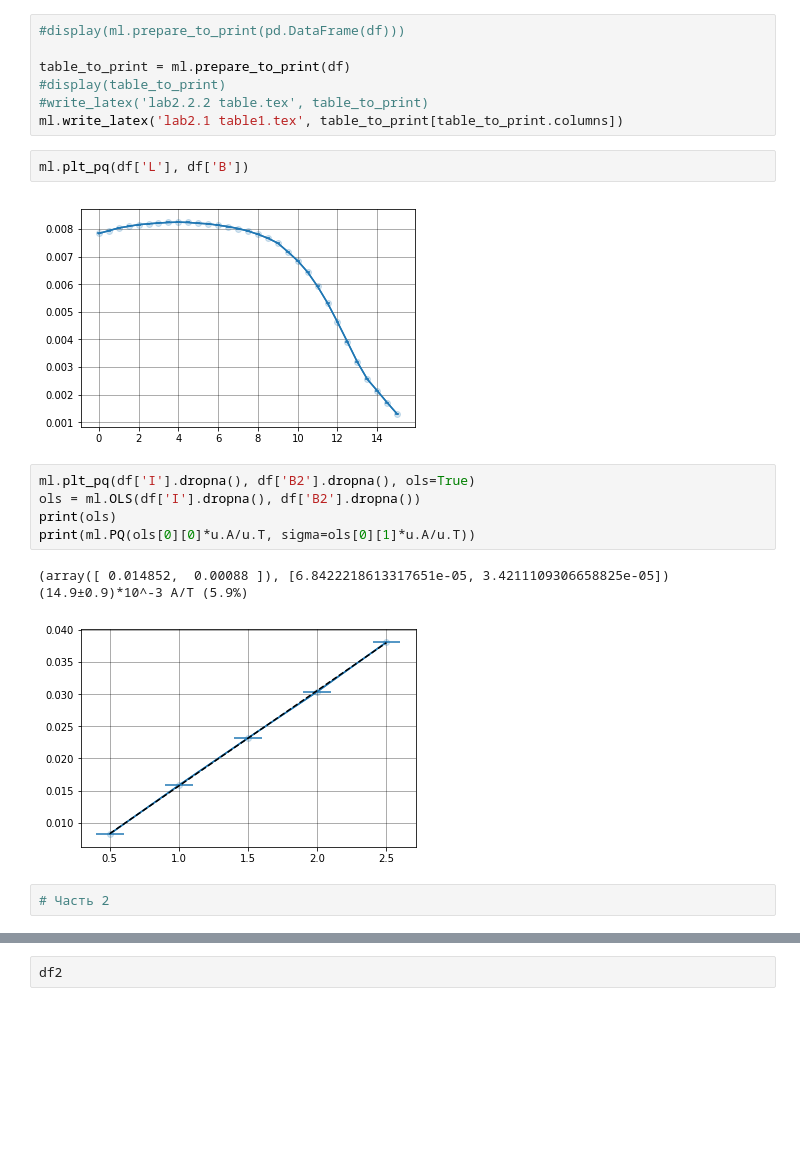
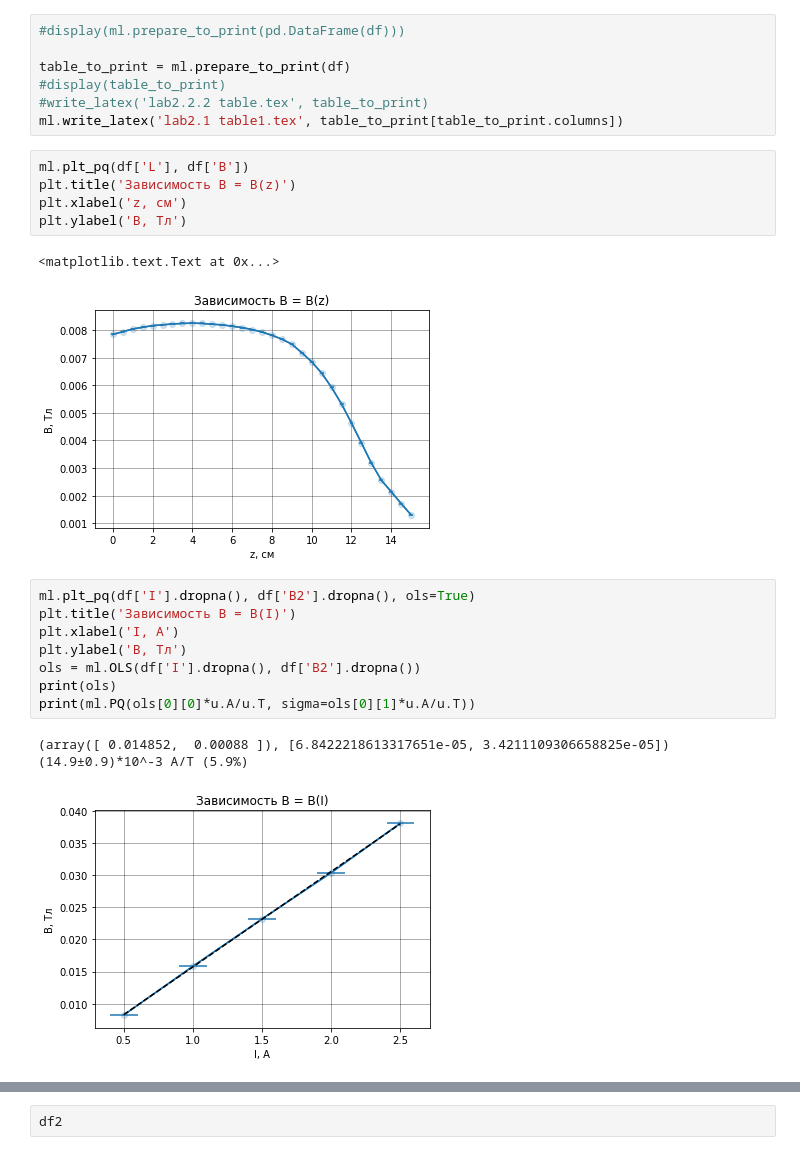
Before and after one commit to Wiki-fan/miptlabs, a Jupyter notebook: lab1.2.ipynb, the cells around one changed output, grey strips where cells are left out. Drawn from its saved outputs; the diff is of its cells as text; blank space fills up the shorter version.

```diff
--- a/lab1.2.ipynb
+++ b/lab1.2.ipynb
@@ -80,17 +79,22 @@ table_to_print = ml.prepare_to_print(df)
 ml.write_latex('lab2.1 table1.tex', table_to_print[table_to_print.columns])
 # %%
 ml.plt_pq(df['L'], df['B'])
+plt.title('Зависимость B = B(z)')
+plt.xlabel('z, см')
+plt.ylabel('B, Тл')
 # %% [output]
+<matplotlib.text.Text at 0x...>
-[figure, old version]
+[figure, new version]
 # %%
 ml.plt_pq(df['I'].dropna(), df['B2'].dropna(), ols=True)
+plt.title('Зависимость B = B(I)')
+plt.xlabel('I, A')
+plt.ylabel('B, Тл')
 ols = ml.OLS(df['I'].dropna(), df['B2'].dropna())
 print(ols)
 print(ml.PQ(ols[0][0]*u.A/u.T, sigma=ols[0][1]*u.A/u.T))
 # %% [output]
 (array([ 0.014852,  0.00088 ]), [6.8422218613317651e-05, 3.4211109306658825e-05])
 (14.9±0.9)*10^-3 A/T (5.9%)
-[figure, old version]
+[figure, new version]
-# %%
-# Часть 2
 # %%
```
Also changed, not shown: parts of 6 cells of this notebook, 1 other file.
